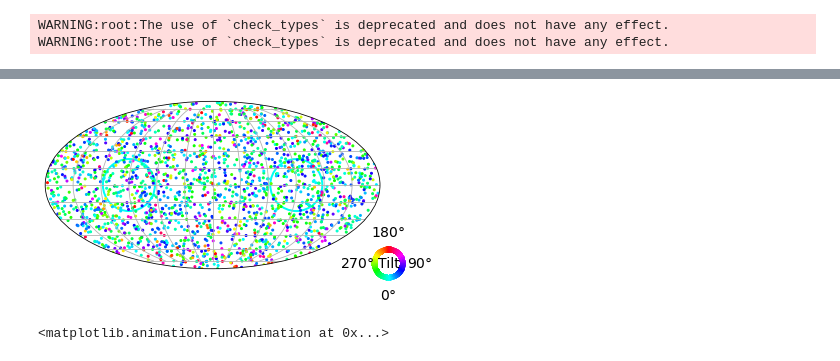
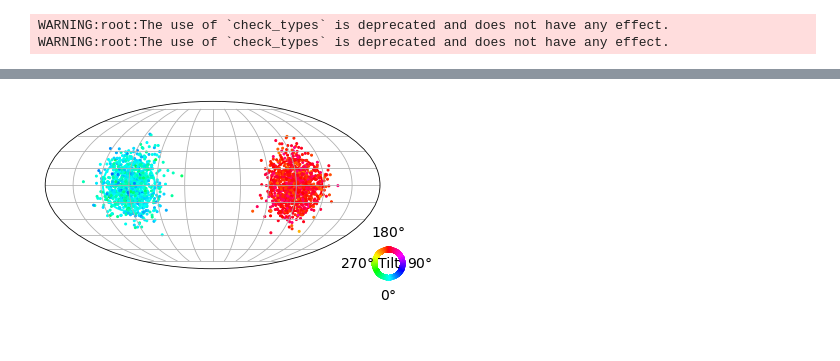
Before and after one commit to McWilliamsCenter/SO3DiffusionModels, a Jupyter notebook: notebooks/SDE_demo.ipynb, the cells around one changed output, grey strips where cells are left out. Saved outputs shown, nothing was run; the diff lists cells and outputs as text; code cells hidden in the pictures.

```diff
--- a/notebooks/SDE_demo.ipynb
+++ b/notebooks/SDE_demo.ipynb
@@ -301,7 +240,7 @@ def make_dist(sigma=0.):
   """
   Returns a mixture of Gaussians, convolved with a Gaussian of specified sigma
   """
-  d1 = IsotropicGaussianSO3(SO3.identity(), jnp.sqrt(0.1**2+sigma**2))
+  d1 = IsotropicGaussianSO3(SO3.from_x_radians(pi), jnp.sqrt(0.1**2+sigma**2))
   d2 = IsotropicGaussianSO3(SO3.from_z_radians(pi), jnp.sqrt(0.1**2+sigma**2))
   return d1,d2
 
@@ -310,30 +249,28 @@ import functools
 def score_fn(x,t):
   def fn(s):
     d1,d2= make_dist(jnp.sqrt(t))
-    y = (SO3.exp(x) @ SO3.exp(s)).wxyz
-    return d1.log_prob(y) + d2.log_prob(y)
+    y = (SO3(x) @ SO3.exp(s)).wxyz
+    return jnp.log( 0.5*d1.prob(y) + 0.5*d2.prob(y) )
   return jax.grad(fn)(jnp.zeros(3))
 # %%
-start_and_end_times = jnp.linspace(1.,0)
-
-
 d1,d2 = make_dist(1.)
 points = jnp.concatenate([d2.sample(1024, seed=jax.random.PRNGKey(1)),
                            d1.sample(1024, seed=jax.random.PRNGKey(0))])
-aa = jax.vmap(lambda x: SO3(x).log())(points)
 
 @jax.jit
 def dynamics(t, x):
-  x = x.reshape([-1,3])
-  return - 0.5*score_fn(x,t).flatten()
+  return - 0.5*score_fn(x,t)
 
-solution = integrate.solve_ivp(dynamics,
-                               [1.,0.],
-                               aa.flatten(),
-                               t_eval=start_and_end_times
-                               )
+y = points
+ts = jnp.linspace(1.,0.05, 1024)
+h = (ts[1] - ts[0])
+ys = [y]
 # %% [output]
 WARNING:root:The use of `check_types` is deprecated and does not have any effect.
 WARNING:root:The use of `check_types` is deprecated and does not have any effect.
 # %%
-solution
+# This is a simple implementation of a forward Euler integration scheme
+for t in ts:
+    dy = dynamics(t, y)
+    y = jax.vmap(lambda u,v: (SO3(v) @ SO3.exp(u) ).wxyz)(h*dy,y)
+    ys.append(y*1)
@@ -365,28 +277,7 @@ visualize_so3_probabilities(
-# %%
-fig = plt.figure()
-ax = fig.add_subplot( projection='mollweide')
-
-paths = visualize_so3_probabilities(
-    jax.vmap(lambda x: SO3.exp(x).as_matrix())(solution.y[:,0].reshape([-1,3])),
-    0.001,
-    fig=fig,
-    ax=ax,
-    rotations_gt=jnp.stack([d1._loc.as_matrix(), d2._loc.as_matrix()], axis=0))
-
-def animate(i):
-  visualize_so3_probabilities(
-    jax.vmap(lambda x: SO3.exp(x).as_matrix())(solution.y[:,min(i,48)].reshape([-1,3])),
-    0.001,
-    fig=fig,
-    ax=ax,
-    paths=paths,
-    rotations_gt=jnp.stack([d1._loc.as_matrix(), d2._loc.as_matrix()], axis=0))
-  return (paths,)
-
-anim = animation.FuncAnimation(fig, animate, frames=70, interval=100, blit=False)
-# %% [output]
-[figure, removed]
-# %%
-anim
-# %% [output]
-<matplotlib.animation.FuncAnimation at 0x...>
+# %%
+visualize_so3_probabilities(
+    jax.vmap(lambda x: SO3(x).as_matrix())(ys[-1]),
+    0.001,
+    rotations_gt=jnp.stack([d1._loc.as_matrix(), d2._loc.as_matrix()], axis=0));
+# %% [output]
+[figure, added]
```
Also changed, not shown: parts of 22 cells of this notebook.
